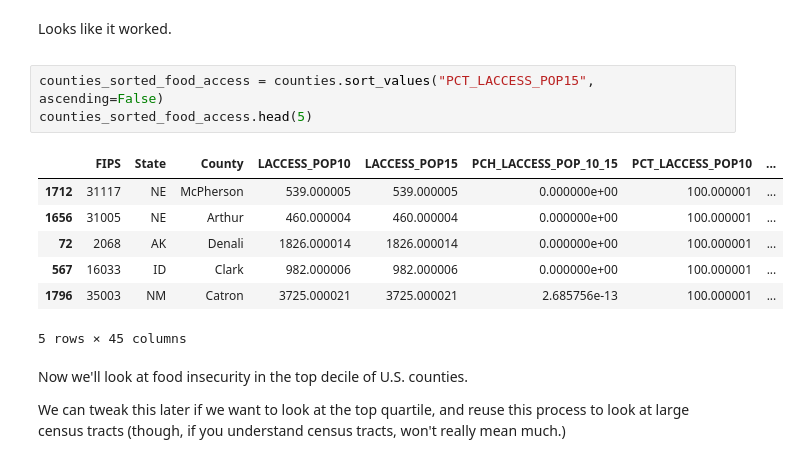
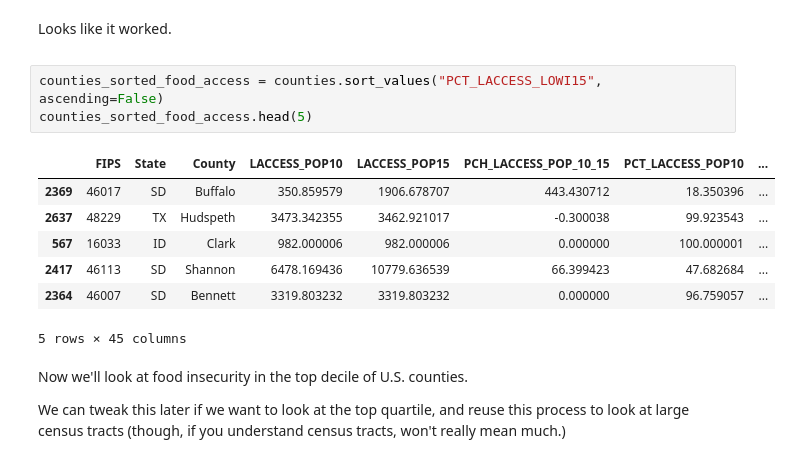
Before and after one commit to AlexMahadevan/food-deserts, a Jupyter notebook: food-desert-analysis.ipynb, the cells around one changed output. Saved outputs shown, nothing was run; the diff lists cells and outputs as text.

```diff
--- a/food-desert-analysis.ipynb
+++ b/food-desert-analysis.ipynb
@@ -117,15 +117,15 @@ counties_sorted_pop.head(5)
 # %% [markdown]
 <p>Looks like it worked.<p>
 # %%
-counties_sorted_food_access = counties.sort_values("PCT_LACCESS_POP15", ascending=False)
+counties_sorted_food_access = counties.sort_values("PCT_LACCESS_LOWI15", ascending=False)
 counties_sorted_food_access.head(5)
 # %% [output]
 |  | FIPS | State | County | LACCESS_POP10 | LACCESS_POP15 | PCH_LACCESS_POP_10_15 | PCT_LACCESS_POP10 | ... |
-| 1712 | 31117 | NE | McPherson | 539.000005 | 539.000005 | 0.000000e+00 | 100.000001 | ... |
-| 1656 | 31005 | NE | Arthur | 460.000004 | 460.000004 | 0.000000e+00 | 100.000001 | ... |
-| 72 | 2068 | AK | Denali | 1826.000014 | 1826.000014 | 0.000000e+00 | 100.000001 | ... |
-| 567 | 16033 | ID | Clark | 982.000006 | 982.000006 | 0.000000e+00 | 100.000001 | ... |
-| 1796 | 35003 | NM | Catron | 3725.000021 | 3725.000021 | 2.685756e-13 | 100.000001 | ... |
+| 2369 | 46017 | SD | Buffalo | 350.859579 | 1906.678707 | 443.430712 | 18.350396 | ... |
+| 2637 | 48229 | TX | Hudspeth | 3473.342355 | 3462.921017 | -0.300038 | 99.923543 | ... |
+| 567 | 16033 | ID | Clark | 982.000006 | 982.000006 | 0.000000 | 100.000001 | ... |
+| 2417 | 46113 | SD | Shannon | 6478.169436 | 10779.636539 | 66.399423 | 47.682684 | ... |
+| 2364 | 46007 | SD | Bennett | 3319.803232 | 3319.803232 | 0.000000 | 96.759057 | ... |
 5 rows × 45 columns
 # %% [markdown]
 <p>Now we'll look at food insecurity in the top decile of U.S. counties.</p>
```
Also changed, not shown: parts of 23 cells of this notebook, 8 other files.
